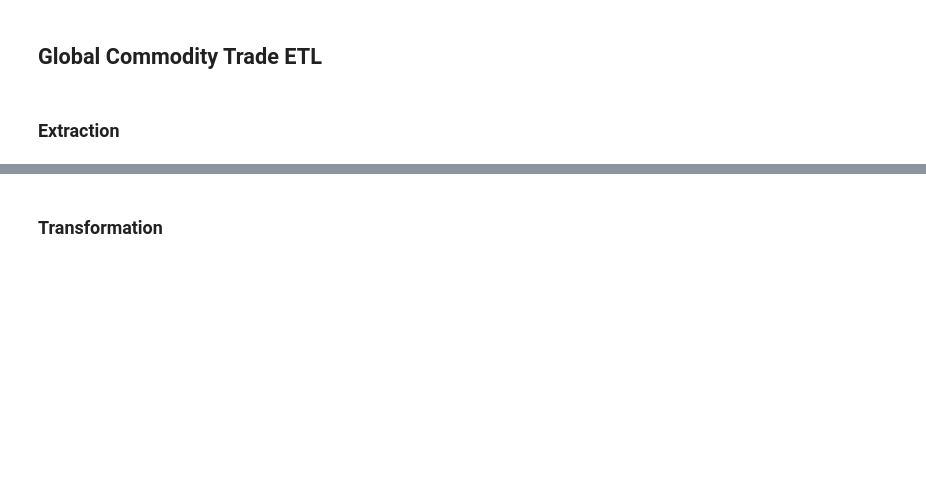
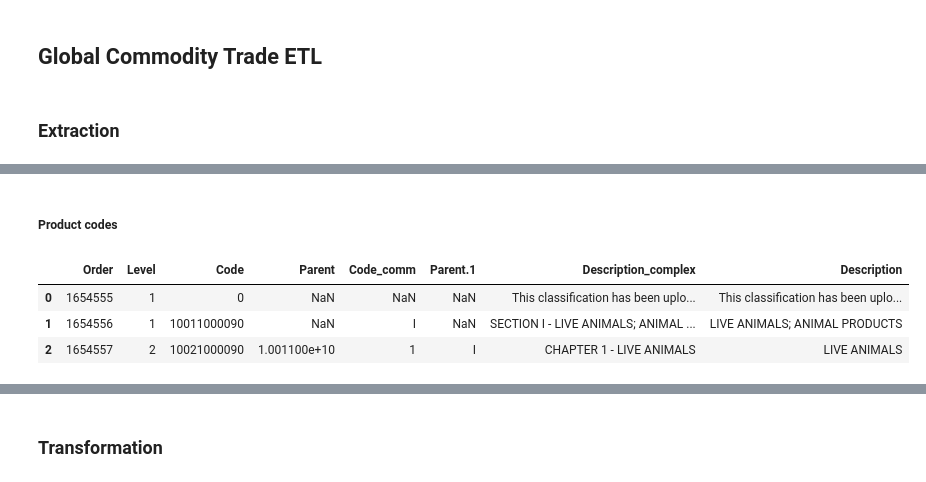
Before and after one commit to betofleitass/etl_python_pentaho, a Jupyter notebook: etl.ipynb, the cells around one changed output, grey strips where cells are left out. Drawn from its saved outputs; the diff is of its cells as text; code cells hidden in the pictures; blank space fills up the shorter version.

```diff
--- a/etl.ipynb
+++ b/etl.ipynb
@@ -32,5 +50,13 @@ df_countries = pd.read_json('./sources/country_data.json')
+# %% [markdown]
+##### Product codes
 # %%
 # Read the CSV file with the products codes
-df_codes = pd.read_csv('./sources/hs_codes.csv')
+df_product_codes = pd.read_csv('./sources/hs_codes.csv')
+df_product_codes.head(3)
+# %% [output]
+|  | Order | Level | Code | Parent | Code_comm | Parent.1 | Description_complex | Description |
+| 0 | 1654555 | 1 | 0 | NaN | NaN | NaN | This classification has been uplo... | This classification has been uplo... |
+| 1 | 1654556 | 1 | 10011000090 | NaN | I | NaN | SECTION I - LIVE ANIMALS; ANIMAL ... | LIVE ANIMALS; ANIMAL PRODUCTS |
+| 2 | 1654557 | 2 | 10021000090 | 1.001100e+10 | 1 | I | CHAPTER 1 - LIVE ANIMALS | LIVE ANIMALS |
 # %%
 # All product codes with Level == 2
```
Also changed, not shown: parts of 27 cells of this notebook.
